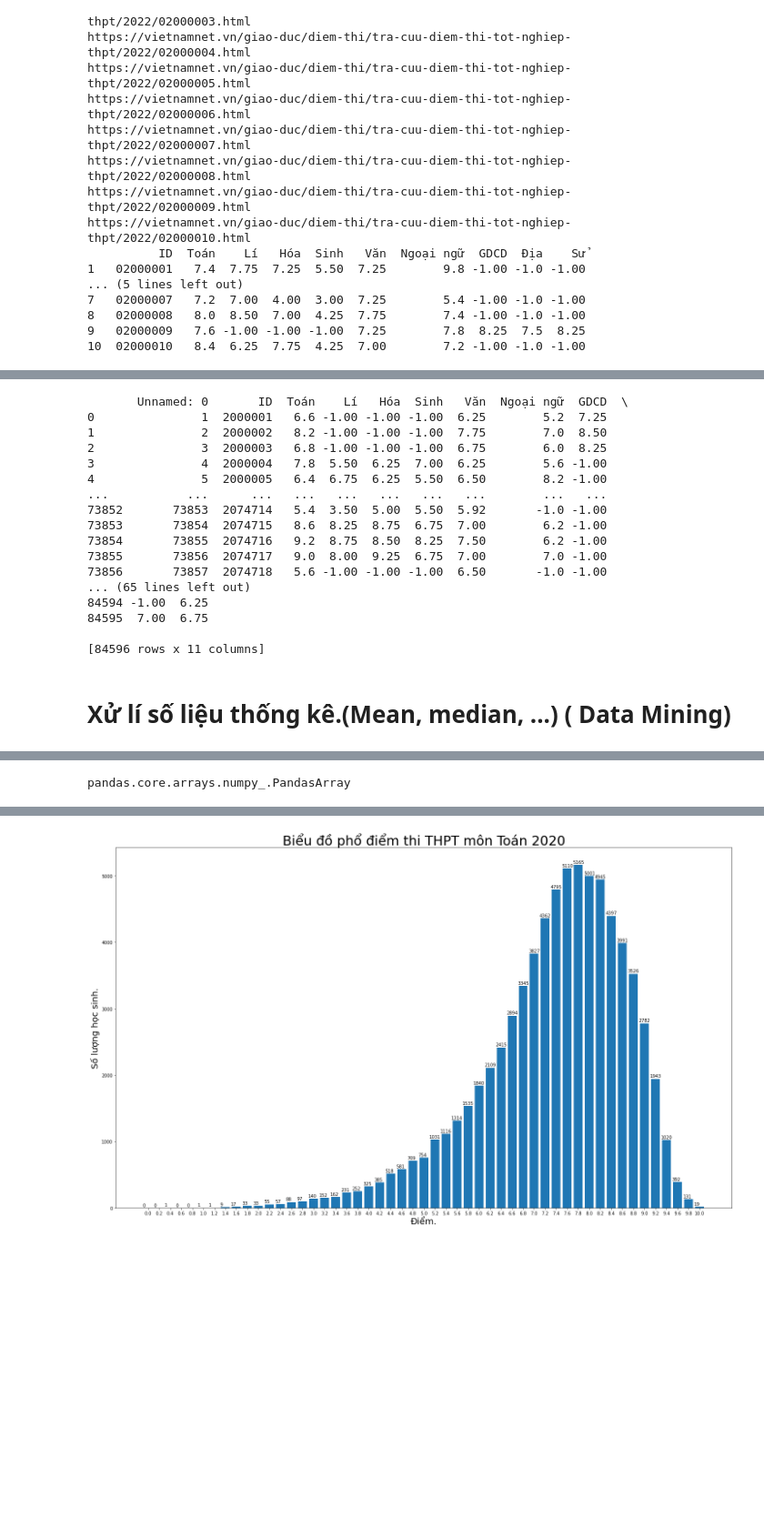
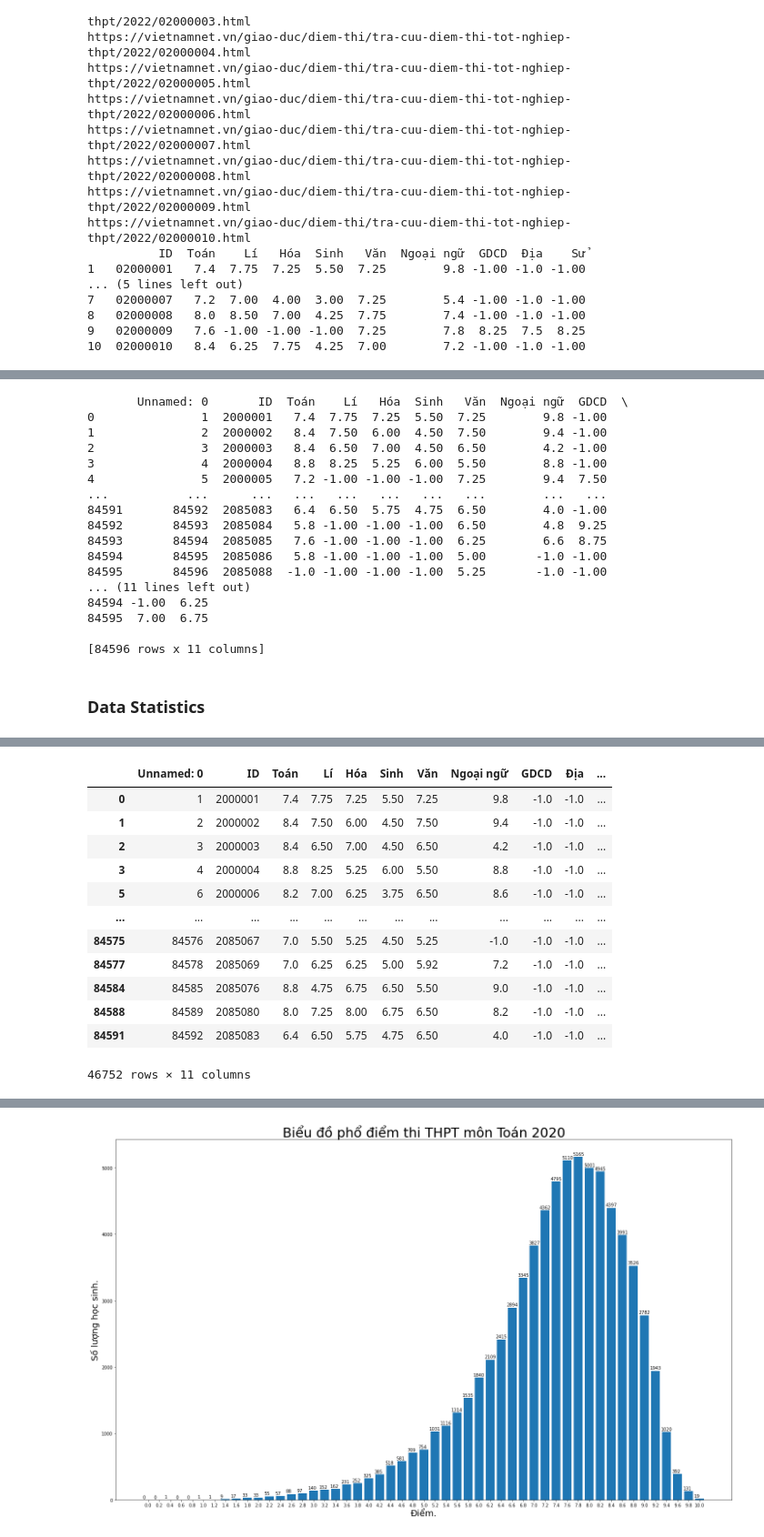
Before and after one commit to QuocBao02/Python-for-Data-Science---Final-Project, a Jupyter notebook: Report.ipynb, the cells around one changed output, grey strips where cells are left out. Shown: that part at 91% size. Saved outputs shown, nothing was run; the diff lists cells and outputs as text; code cells hidden in the pictures; blank space fills up the shorter version.

```diff
--- a/Report.ipynb
+++ b/Report.ipynb
@@ -128,29 +146,28 @@ dataframe2021.Name = "2021"
 dataframe2022 = pd.read_csv("2022.csv", index_col = False)
 dataframe2022.Name = "2022"
 
-print(dataframe2020)
-print(dataframe2021)
+
 print(dataframe2022)
 # %% [output]
        Unnamed: 0       ID  Toán    Lí   Hóa  Sinh   Văn  Ngoại ngữ  GDCD  \
-0               1  2000001   6.6 -1.00 -1.00 -1.00  6.25        5.2  7.25
-1               2  2000002   8.2 -1.00 -1.00 -1.00  7.75        7.0  8.50
-2               3  2000003   6.8 -1.00 -1.00 -1.00  6.75        6.0  8.25
-3               4  2000004   7.8  5.50  6.25  7.00  6.25        5.6 -1.00
-4               5  2000005   6.4  6.75  6.25  5.50  6.50        8.2 -1.00
+0               1  2000001   7.4  7.75  7.25  5.50  7.25        9.8 -1.00
+1               2  2000002   8.4  7.50  6.00  4.50  7.50        9.4 -1.00
+2               3  2000003   8.4  6.50  7.00  4.50  6.50        4.2 -1.00
+3               4  2000004   8.8  8.25  5.25  6.00  5.50        8.8 -1.00
+4               5  2000005   7.2 -1.00 -1.00 -1.00  7.25        9.4  7.50
 ...           ...      ...   ...   ...   ...   ...   ...        ...   ...
-73852       73853  2074714   5.4  3.50  5.00  5.50  5.92       -1.0 -1.00
-73853       73854  2074715   8.6  8.25  8.75  6.75  7.00        6.2 -1.00
-73854       73855  2074716   9.2  8.75  8.50  8.25  7.50        6.2 -1.00
-73855       73856  2074717   9.0  8.00  9.25  6.75  7.00        7.0 -1.00
-73856       73857  2074718   5.6 -1.00 -1.00 -1.00  6.50       -1.0 -1.00
-... (65 lines left out)
+84591       84592  2085083   6.4  6.50  5.75  4.75  6.50        4.0 -1.00
+84592       84593  2085084   5.8 -1.00 -1.00 -1.00  6.50        4.8  9.25
+84593       84594  2085085   7.6 -1.00 -1.00 -1.00  6.25        6.6  8.75
+84594       84595  2085086   5.8 -1.00 -1.00 -1.00  5.00       -1.0 -1.00
+84595       84596  2085088  -1.0 -1.00 -1.00 -1.00  5.25       -1.0 -1.00
+... (11 lines left out)
 84594 -1.00  6.25
 84595  7.00  6.75
 
 [84596 rows x 11 columns]
-# %% [markdown]
-# Xử lí số liệu thống kê.(Mean, median, ...) ( Data Mining)
+# %% [markdown]
+### Data Statistics
 # %%
 dataframe2022.describe()
 # %% [output]
@@ -163,7 +180,19 @@ dataframe2022.describe()
 | 50% | 42298.500000 | 2.042388e+06 | 7.200000 | 4.500000 | 4.500000 | 3.250000 | 6.500000 | 6.000000 | -1.000000 | -1.000000 | ... |
 | 75% | 63447.250000 | 2.063813e+06 | 8.000000 | 6.750000 | 7.000000 | 5.000000 | 7.000000 | 7.800000 | 7.750000 | 6.500000 | ... |
 | max | 84596.000000 | 2.085088e+06 | 10.000000 | 10.000000 | 10.000000 | 10.000000 | 9.250000 | 10.000000 | 10.000000 | 10.000000 | ... |
-# %%
-type(dataframe2022.loc[:, "Toán"].array)
-# %% [output]
-pandas.core.arrays.numpy_.PandasArray
+# %%
+dataframe2022[dataframe2022["Lí"] >= 0]
+# %% [output]
+|  | Unnamed: 0 | ID | Toán | Lí | Hóa | Sinh | Văn | Ngoại ngữ | GDCD | Địa | ... |
+| 0 | 1 | 2000001 | 7.4 | 7.75 | 7.25 | 5.50 | 7.25 | 9.8 | -1.0 | -1.0 | ... |
+| 1 | 2 | 2000002 | 8.4 | 7.50 | 6.00 | 4.50 | 7.50 | 9.4 | -1.0 | -1.0 | ... |
+| 2 | 3 | 2000003 | 8.4 | 6.50 | 7.00 | 4.50 | 6.50 | 4.2 | -1.0 | -1.0 | ... |
+| 3 | 4 | 2000004 | 8.8 | 8.25 | 5.25 | 6.00 | 5.50 | 8.8 | -1.0 | -1.0 | ... |
+| 5 | 6 | 2000006 | 8.2 | 7.00 | 6.25 | 3.75 | 6.50 | 8.6 | -1.0 | -1.0 | ... |
+| ... | ... | ... | ... | ... | ... | ... | ... | ... | ... | ... | ... |
+| 84575 | 84576 | 2085067 | 7.0 | 5.50 | 5.25 | 4.50 | 5.25 | -1.0 | -1.0 | -1.0 | ... |
+| 84577 | 84578 | 2085069 | 7.0 | 6.25 | 6.25 | 5.00 | 5.92 | 7.2 | -1.0 | -1.0 | ... |
+| 84584 | 84585 | 2085076 | 8.8 | 4.75 | 6.75 | 6.50 | 5.50 | 9.0 | -1.0 | -1.0 | ... |
+| 84588 | 84589 | 2085080 | 8.0 | 7.25 | 8.00 | 6.75 | 6.50 | 8.2 | -1.0 | -1.0 | ... |
+| 84591 | 84592 | 2085083 | 6.4 | 6.50 | 5.75 | 4.75 | 6.50 | 4.0 | -1.0 | -1.0 | ... |
+46752 rows × 11 columns
```
Also changed, not shown: parts of 22 cells of this notebook.
